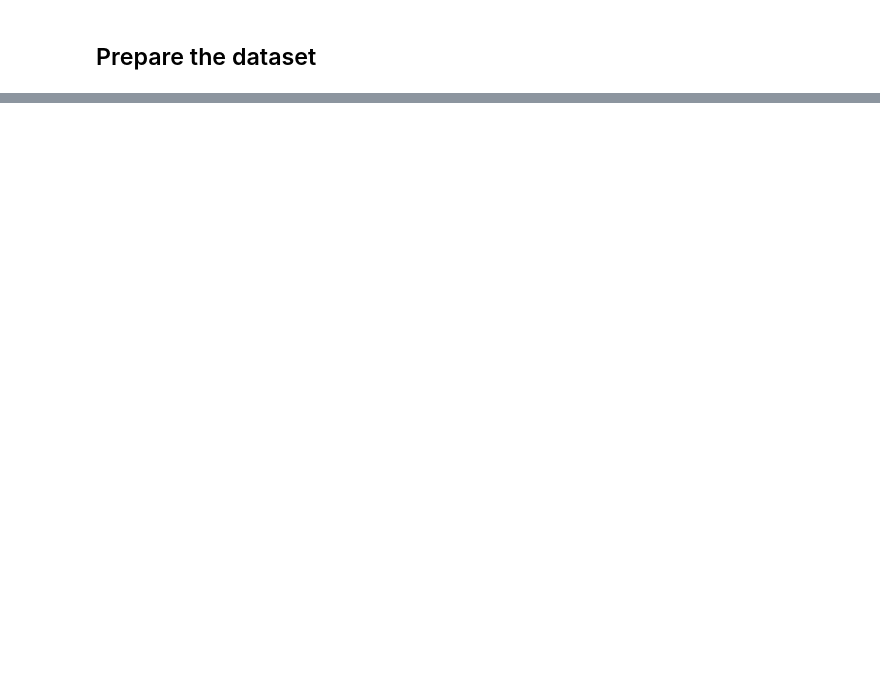
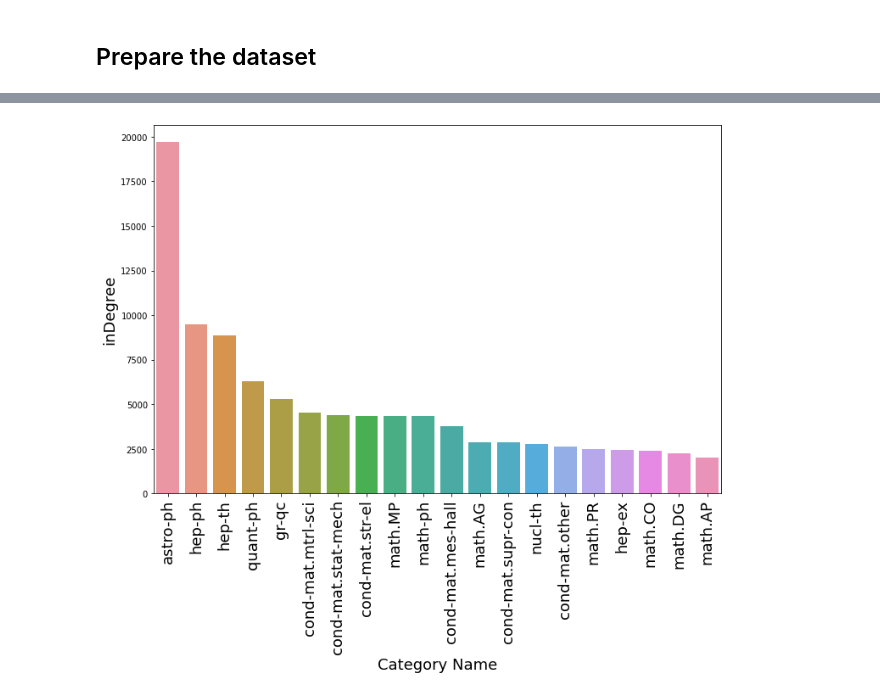
Before and after one commit to alpha2phi/jupyter-notebooks, a Jupyter notebook: nbs/10_network_and_graph.ipynb, the cells around one changed output, grey strips where cells are left out. Saved outputs shown, nothing was run; the diff lists cells and outputs as text; code cells hidden in the pictures; blank space fills up the shorter version.

```diff
--- a/nbs/10_network_and_graph.ipynb
+++ b/nbs/10_network_and_graph.ipynb
@@ -207,0 +256,2 @@ sorted(g.degree, key=lambda x: x[1], reverse=True)
+# %%
+conn = Neo4jConnection(uri="bolt://0.0.0.0:7687", user="neo4j", pwd="neo4j")
@@ -207,0 +310,9 @@ sorted(g.degree, key=lambda x: x[1], reverse=True)
+# %%
+query_string = '''
+MATCH (c:Category)
+RETURN c.category, SIZE(()-[:IN_CATEGORY]->(c)) AS inDegree
+ORDER BY inDegree DESC LIMIT 20
+'''
+
+top_cat_df = pd.DataFrame([dict(_) for _ in conn.query(query_string)])
+top_cat_df.head(20)
@@ -207,0 +337,9 @@ sorted(g.degree, key=lambda x: x[1], reverse=True)
+# %%
+plt.figure(figsize=(12,8))
+sns.barplot(x=top_cat_df['c.category'], y=top_cat_df['inDegree'])
+plt.xlabel('Category Name', fontsize=18)
+plt.ylabel('inDegree',fontsize=18)
+plt.xticks(rotation='vertical', fontsize=18)
+plt.show()
+# %% [output]
+[figure, added]
```
Also changed, not shown: parts of 45 cells of this notebook.
